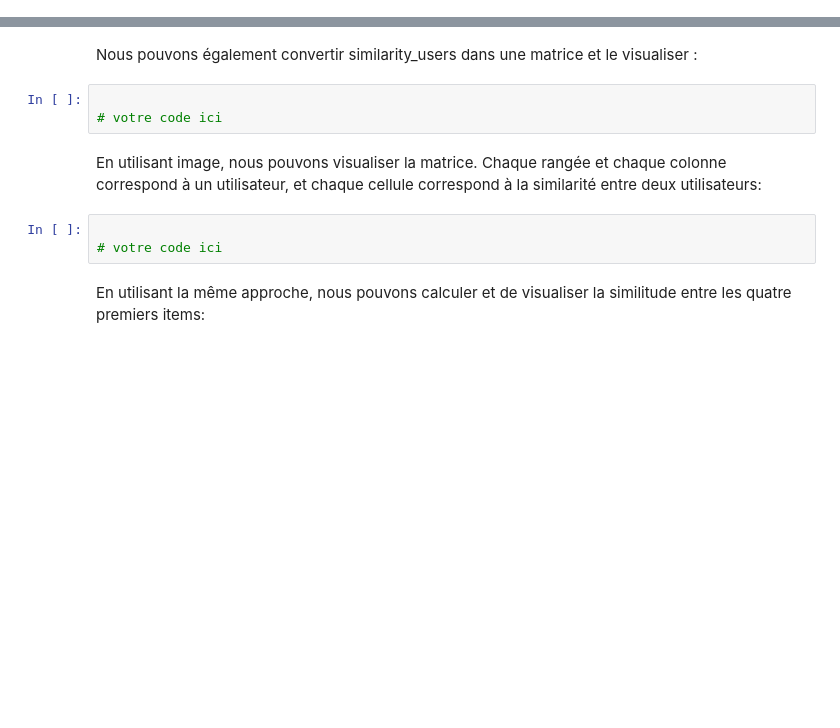
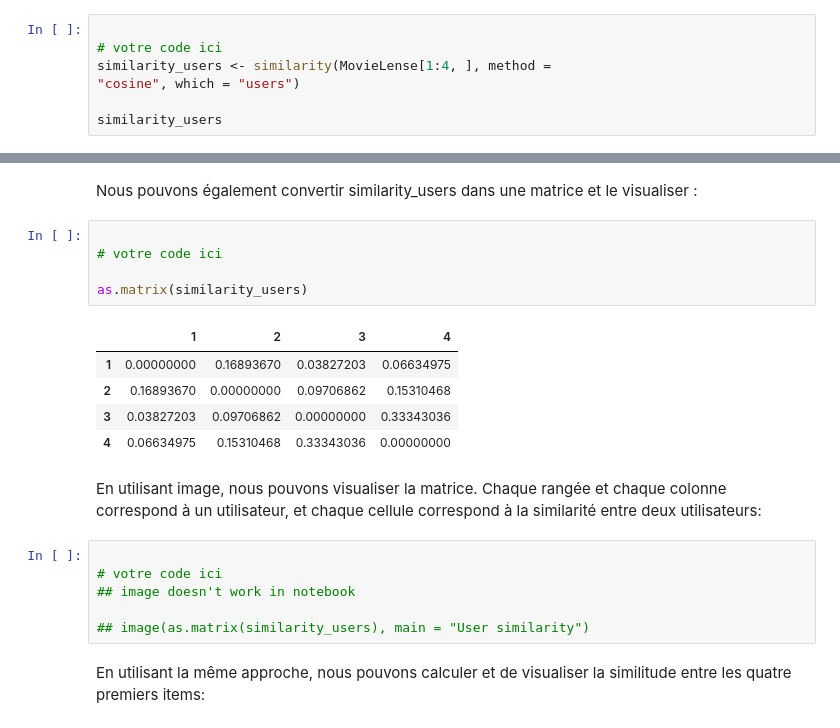
Before and after one commit to guangjunwu/bdeb_ML, a Jupyter notebook: R-notebook/TODO-Item-based Collaboratif Filtering.ipynb, the cells around one changed output, grey strips where cells are left out. Drawn from its saved outputs; the diff is of its cells as text; blank space fills up the shorter version.

```diff
--- a/R-notebook/TODO-Item-based Collaboratif Filtering.ipynb
+++ b/R-notebook/TODO-Item-based Collaboratif Filtering.ipynb
@@ -83,0 +117,7 @@ Par exemple, nous pourrions déterminer la similarité des cinq premiers utilisa
+# %%
+
+# votre code ici
+similarity_users <- similarity(MovieLense[1:4, ], method =
+"cosine", which = "users")
+
+similarity_users
@@ -89,10 +134,21 @@ Nous pouvons également convertir similarity_users dans une matrice et le visual
 # %%
 
 # votre code ici
+
+as.matrix(similarity_users)
+# %% [output]
+|  | 1 | 2 | 3 | 4 |
+| 1 | 0.00000000 | 0.16893670 | 0.03827203 | 0.06634975 |
+| 2 | 0.16893670 | 0.00000000 | 0.09706862 | 0.15310468 |
+| 3 | 0.03827203 | 0.09706862 | 0.00000000 | 0.33343036 |
+| 4 | 0.06634975 | 0.15310468 | 0.33343036 | 0.00000000 |
 # %% [markdown]
 En utilisant image, nous pouvons visualiser la matrice. Chaque rangée et chaque colonne correspond à un utilisateur, et chaque cellule correspond à la similarité entre deux utilisateurs:
-# %%
-
-# votre code ici
+# %%
+
+# votre code ici
+## image doesn't work in notebook
+
+## image(as.matrix(similarity_users), main = "User similarity")
 # %% [markdown]
 En utilisant la même approche, nous pouvons calculer et de visualiser la similitude entre les quatre premiers items:
```
Also changed, not shown: parts of 87 cells of this notebook.
